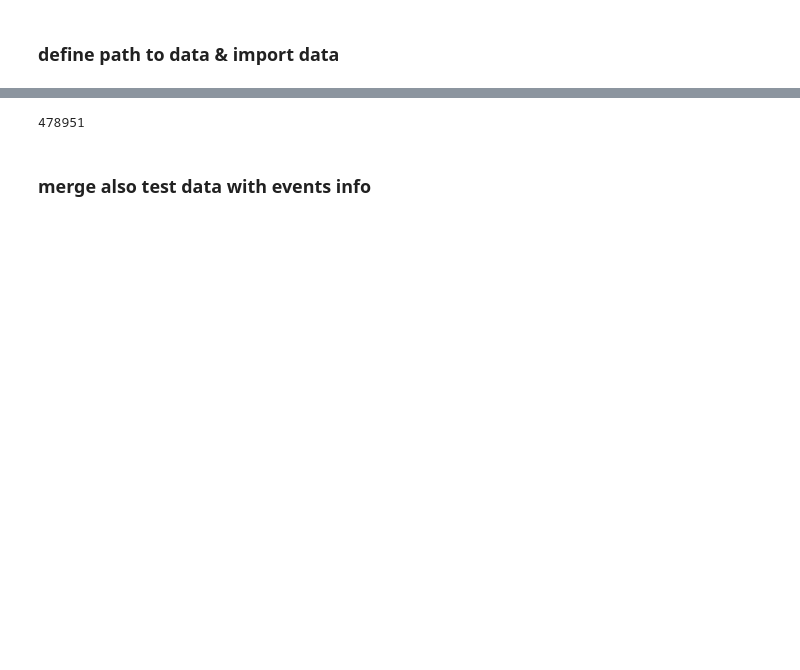
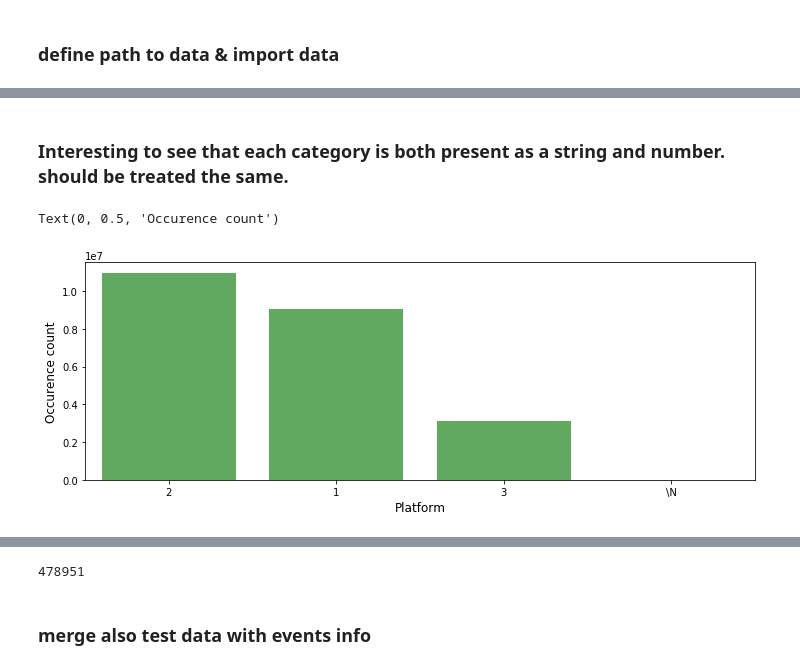
Before and after one commit to nicolaepetridean/content_recommend_eda, a Jupyter notebook: src/EDA.ipynb, the cells around one changed output, grey strips where cells are left out. Saved outputs shown, nothing was run; the diff lists cells and outputs as text; code cells hidden in the pictures; blank space fills up the shorter version.

```diff
--- a/src/EDA.ipynb
+++ b/src/EDA.ipynb
@@ -34,0 +90,2 @@ for filename in all_files:
+# %% [markdown]
+### Interesting to see that each category is both present as a string and number. should be treated the same.
@@ -34,0 +95,11 @@ for filename in all_files:
+# %%
+events_info.platform = events_info.platform.astype(str)
+plat = events_info.platform.value_counts()
+
+plt.figure(figsize=(12,4))
+sns.barplot(plat.index, plat.values, alpha=0.8, color=p[2])
+plt.xlabel('Platform', fontsize=12)
+plt.ylabel('Occurence count', fontsize=12)
+# %% [output]
+Text(0, 0.5, 'Occurence count')
+[figure, added]
```
Also changed, not shown: parts of 39 cells of this notebook.
